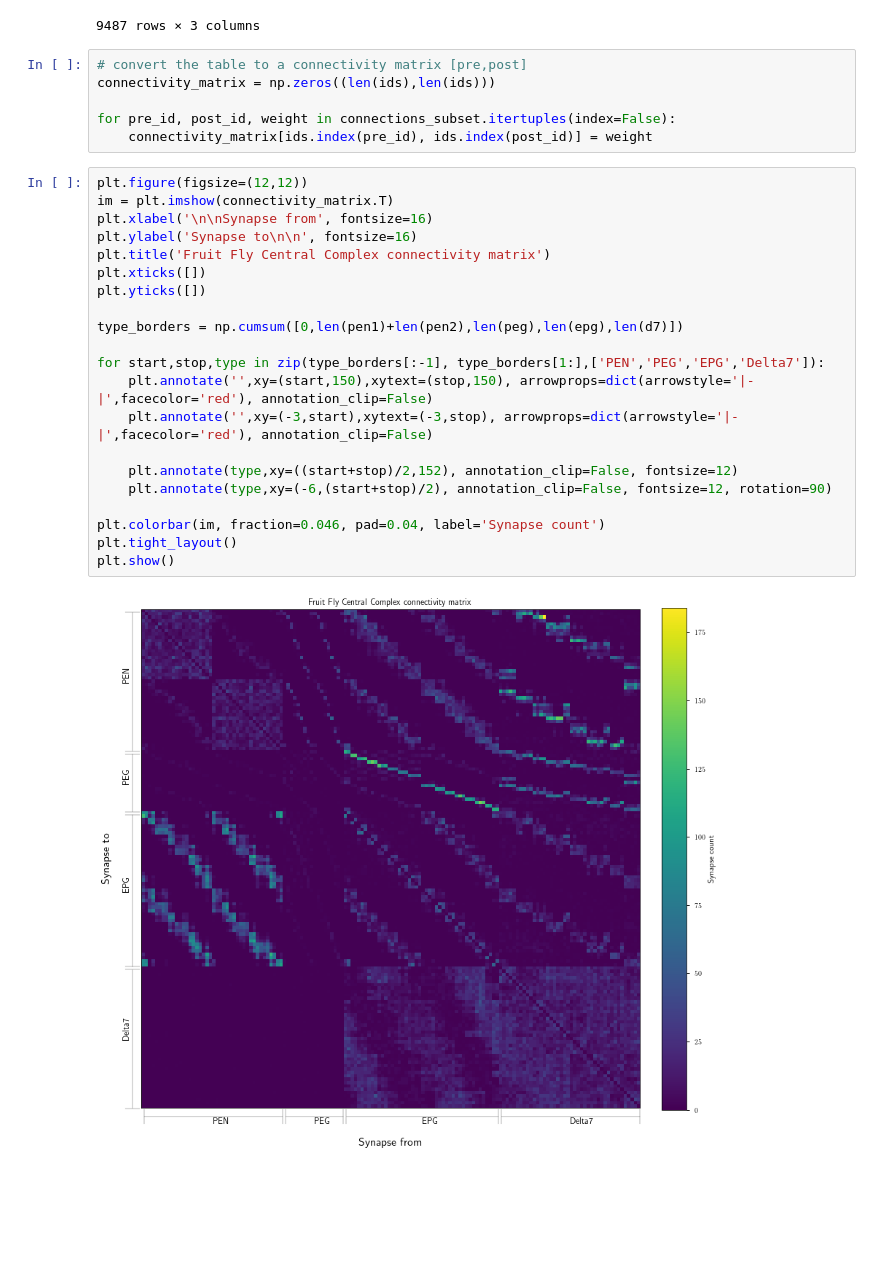
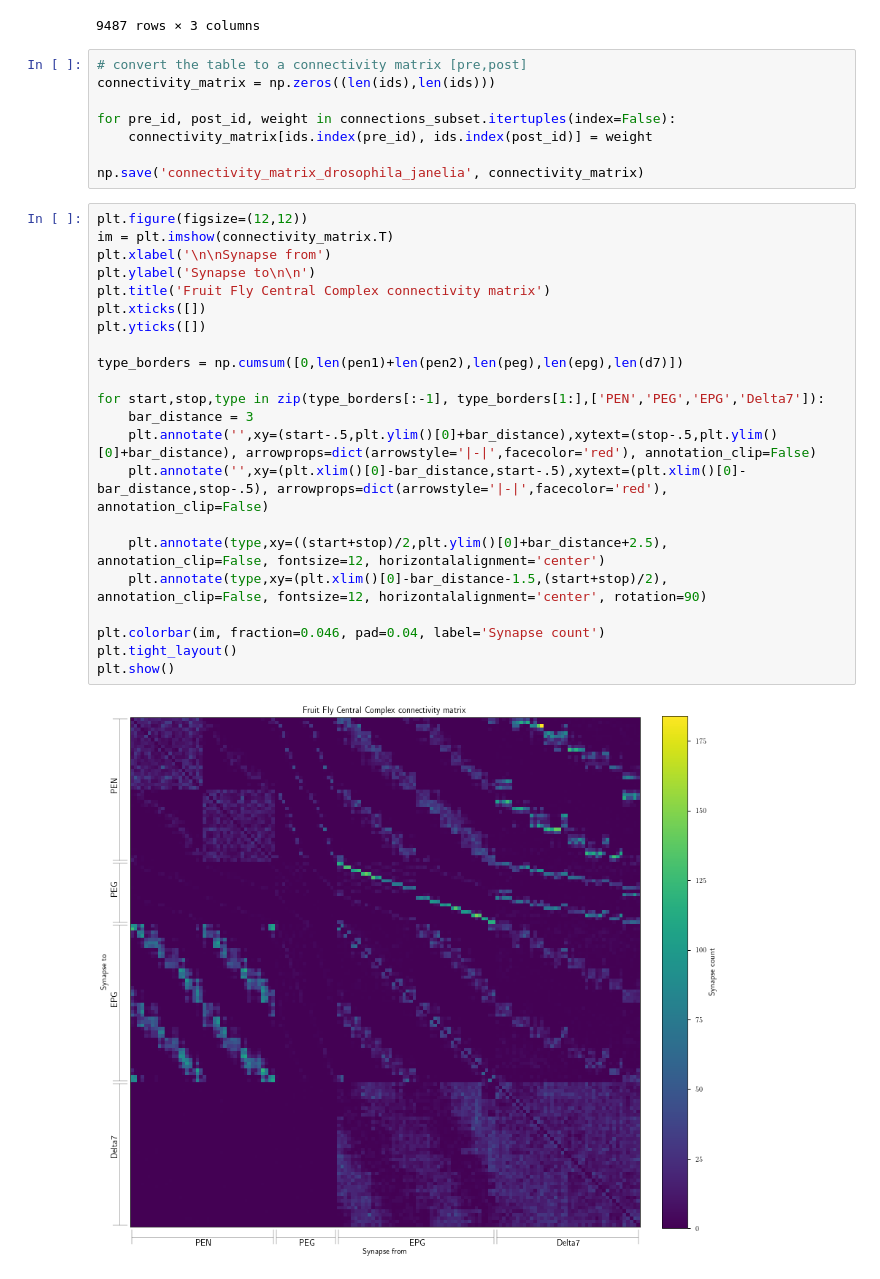
Before and after one commit to Dominic-DallOsto/insect-navigation-sinusoidal-optimality, a Jupyter notebook: fruit_fly_data_analysis.ipynb, the cells around one changed output. Saved outputs shown, nothing was run; the diff lists cells and outputs as text; blank space fills up the shorter version.

```diff
--- a/fruit_fly_data_analysis.ipynb
+++ b/fruit_fly_data_analysis.ipynb
@@ -72,27 +76,30 @@ connectivity_matrix = np.zeros((len(ids),len(ids)))
 
 for pre_id, post_id, weight in connections_subset.itertuples(index=False):
 	connectivity_matrix[ids.index(pre_id), ids.index(post_id)] = weight
+
+np.save('connectivity_matrix_drosophila_janelia', connectivity_matrix)
 # %%
 plt.figure(figsize=(12,12))
 im = plt.imshow(connectivity_matrix.T)
-plt.xlabel('\n\nSynapse from', fontsize=16)
-plt.ylabel('Synapse to\n\n', fontsize=16)
+plt.xlabel('\n\nSynapse from')
+plt.ylabel('Synapse to\n\n')
 plt.title('Fruit Fly Central Complex connectivity matrix')
 plt.xticks([])
 plt.yticks([])
 
 type_borders = np.cumsum([0,len(pen1)+len(pen2),len(peg),len(epg),len(d7)])
 
 for start,stop,type in zip(type_borders[:-1], type_borders[1:],['PEN','PEG','EPG','Delta7']):
-	plt.annotate('',xy=(start,150),xytext=(stop,150), arrowprops=dict(arrowstyle='|-|',facecolor='red'), annotation_clip=False)
-	plt.annotate('',xy=(-3,start),xytext=(-3,stop), arrowprops=dict(arrowstyle='|-|',facecolor='red'), annotation_clip=False)
+	bar_distance = 3
+	plt.annotate('',xy=(start-.5,plt.ylim()[0]+bar_distance),xytext=(stop-.5,plt.ylim()[0]+bar_distance), arrowprops=dict(arrowstyle='|-|',facecolor='red'), annotation_clip=False)
+	plt.annotate('',xy=(plt.xlim()[0]-bar_distance,start-.5),xytext=(plt.xlim()[0]-bar_distance,stop-.5), arrowprops=dict(arrowstyle='|-|',facecolor='red'), annotation_clip=False)
 
-	plt.annotate(type,xy=((start+stop)/2,152), annotation_clip=False, fontsize=12)
-	plt.annotate(type,xy=(-6,(start+stop)/2), annotation_clip=False, fontsize=12, rotation=90)
+	plt.annotate(type,xy=((start+stop)/2,plt.ylim()[0]+bar_distance+2.5), annotation_clip=False, fontsize=12, horizontalalignment='center')
+	plt.annotate(type,xy=(plt.xlim()[0]-bar_distance-1.5,(start+stop)/2), annotation_clip=False, fontsize=12, horizontalalignment='center', rotation=90)
 
 plt.colorbar(im, fraction=0.046, pad=0.04, label='Synapse count')
 plt.tight_layout()
 plt.show()
 # %% [output]
-[figure, old version]
+[figure, new version]
 # %% [markdown]
```
Also changed, not shown: parts of 10 cells of this notebook, 3 other files.
